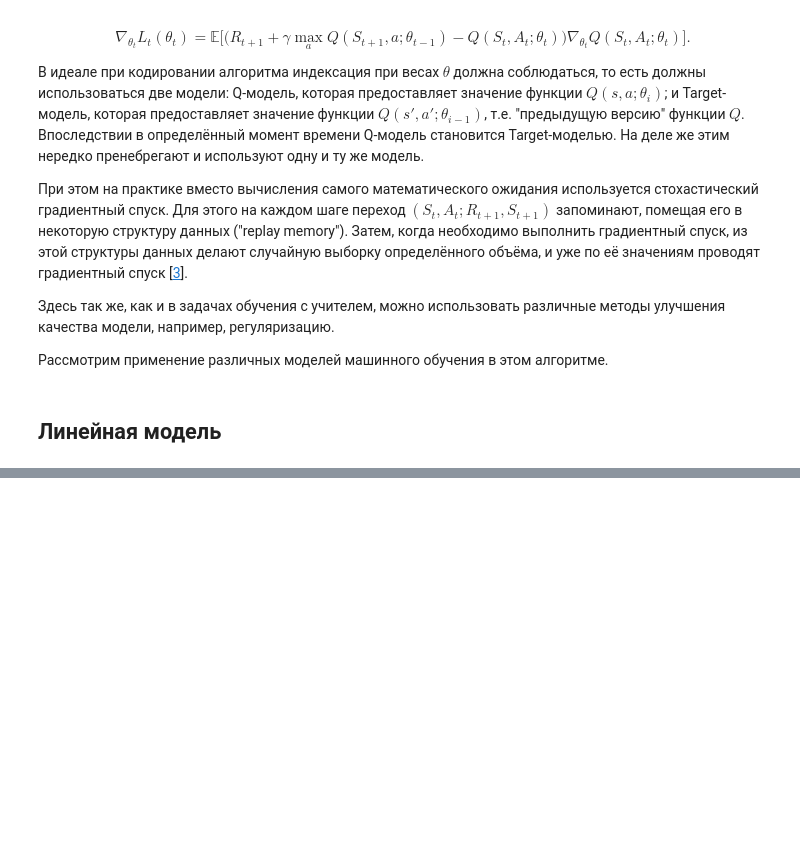
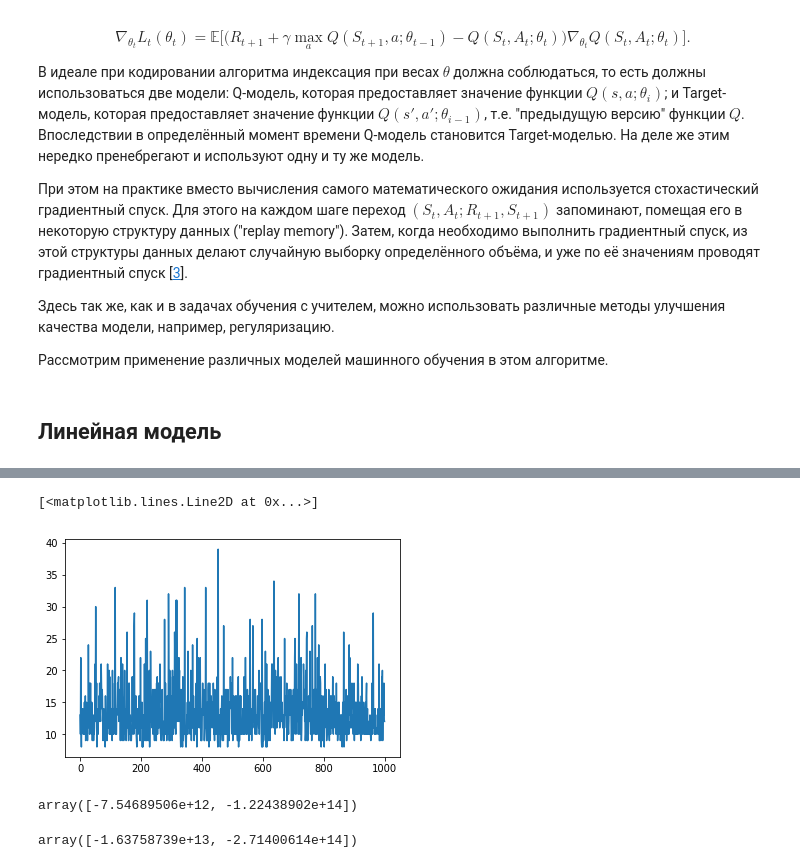
Before and after one commit to BayerGleb/RL, a Jupyter notebook: Reinforcement learning.ipynb, the cells around one changed output, grey strips where cells are left out. Drawn from its saved outputs; the diff is of its cells as text; code cells hidden in the pictures; blank space fills up the shorter version.

```diff
--- a/Reinforcement learning.ipynb
+++ b/Reinforcement learning.ipynb
@@ -463,11 +544,13 @@ def q_learning(alpha, gamma, epsilon, q, episodes, render=False):
             if render:
                 environment.render()
             action = epsilon_greedy(q[state1], epsilon)
-            observation, reward, terminated, _ = environment.step(action)
+            observation, reward, terminated, _ \
+                = environment.step(action)
             state2 = get_state(observation)
             # Q update
             q[state1][action] \
-                += alpha * (reward + gamma * max(q[state2]) - q[state1][action])
+                += alpha * (reward + gamma * max(q[state2])
+                            - q[state1][action])
             state1 = state2
             episode_return += current_discount * reward
             current_discount *= gamma
@@ -708,19 +809,29 @@ def get_actions_values(q, state):
 # %%
 def deep_q_learning(gamma, epsilon, q, episodes, samples, render=False):
-    replay_memory = numpy.array([])
+    replay_memory = []
     episode_returns = []
     for episode in range(episodes):
         episode_return = 0
         current_discount = 1
-        state1 = environment.reset()
+        observation = environment.reset()
+        state1 = deep_get_state(observation)
         terminated = False
         while not terminated:
+            if render:
+                environment.render()
             action = epsilon_greedy(get_action_values(q, state1), epsilon)
-            state2, reward = environment.step(action)
-            numpy.append(replay_memory, (state1, action, reward, state2))
+            observation, reward, terminated, _ = environment.step(action)
+            state2 = deep_get_state(observation)
+            replay_memory.append((state1, action, reward, state2))
             state1 = state2
             # Sampling minibatch from the replay memory
-            samples = batch(replay_memory, samples)
-            for (sample_state1, sample_action, sample_reward, sample_state2) in samples:
-                y = sample_reward + gamma \
-                    * max(get_action_values(q, sample_state2)[sample_action])
+            for sample_state1, sample_action, sample_reward, sample_state2 \
+                in batch(replay_memory, samples):
+                X = sample_state1.reshape(1, -1)
+                y = [sample_reward + gamma * max(get_action_values(q, sample_state2))]
+                q[sample_action].partial_fit(X, y)
+            episode_return += current_discount * reward
+            current_discount *= gamma
+        episode_returns.append(episode_return)
+    environment.close()
+    return episode_returns
@@ -726,0 +858,10 @@ def deep_q_learning(gamma, epsilon, q, episodes, samples, render=False):
+# %%
+q = [SGDRegressor(), SGDRegressor()]
+q[0].fit([[0, 0]], [0])
+q[1].fit([[0, 0]], [0])
+gamma = 1
+epsilon = 0.5
+episode_returns = []
+# %%
+%%time
+episode_returns.extend(deep_q_learning(gamma, epsilon, q, 1000, 100))
@@ -726,0 +871,13 @@ def deep_q_learning(gamma, epsilon, q, episodes, samples, render=False):
+# %%
+pyplot.plot(episode_returns)
+# %% [output]
+[<matplotlib.lines.Line2D at 0x...>]
+[figure, added]
+# %%
+q[0].coef_
+# %% [output]
+array([-7.54689506e+12, -1.22438902e+14])
+# %%
+q[1].coef_
+# %% [output]
+array([-1.63758739e+13, -2.71400614e+14])
```
Also changed, not shown: parts of 16 cells of this notebook.
